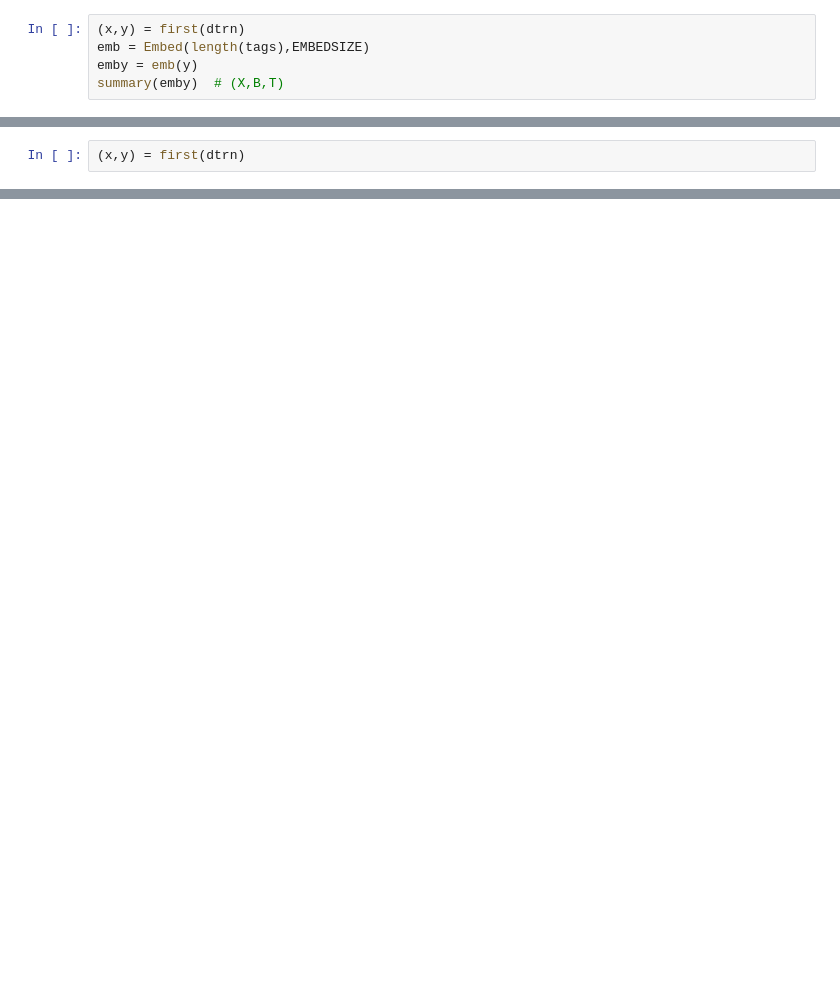
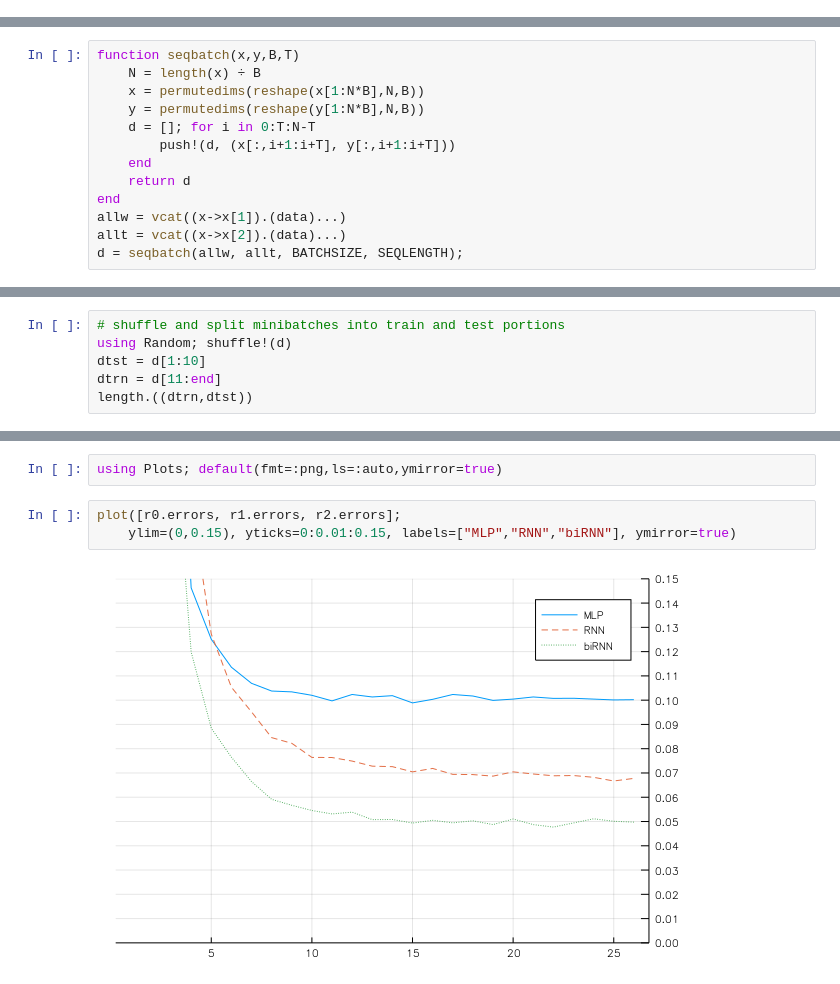
Before and after one commit to denizyuret/Knet.jl, a Jupyter notebook: tutorial/06.rnn.ipynb, the cells around one changed output, grey strips where cells are left out. Drawn from its saved outputs; the diff is of its cells as text; blank space fills up the shorter version.

Commit message:
rnn tutorial working, needs figure and manual implementation.

```diff
--- a/tutorial/06.rnn.ipynb
+++ b/tutorial/06.rnn.ipynb
@@ -246,5 +0,0 @@ Embed(vocab::Int,embed::Int) = Embed(param(embed,vocab))
-# %%
-(x,y) = first(dtrn)
-emb = Embed(length(tags),EMBEDSIZE)
-emby = emb(y)
-summary(emby)  # (X,B,T)
@@ -262,2 +0,0 @@ Chain(layer1,layer2,layers...)=Chain((layer1,layer2,layers...))
-# %%
-(x,y) = first(dtrn)
@@ -386,0 +102,13 @@ minimum.((r0.losses..., r0.errors...))
+# %%
+function seqbatch(x,y,B,T)
+    N = length(x) ÷ B
+    x = permutedims(reshape(x[1:N*B],N,B))
+    y = permutedims(reshape(y[1:N*B],N,B))
+    d = []; for i in 0:T:N-T
+        push!(d, (x[:,i+1:i+T], y[:,i+1:i+T]))
+    end
+    return d
+end
+allw = vcat((x->x[1]).(data)...)
+allt = vcat((x->x[2]).(data)...)
+d = seqbatch(allw, allt, BATCHSIZE, SEQLENGTH);
@@ -386,0 +152,6 @@ minimum.((r0.losses..., r0.errors...))
+# %%
+# shuffle and split minibatches into train and test portions
+using Random; shuffle!(d)
+dtst = d[1:10]
+dtrn = d[11:end]
+length.((dtrn,dtst))
@@ -386,0 +185,7 @@ minimum.((r0.losses..., r0.errors...))
+# %%
+using Plots; default(fmt=:png,ls=:auto,ymirror=true)
+# %%
+plot([r0.errors, r1.errors, r2.errors];
+    ylim=(0,0.15), yticks=0:0.01:0.15, labels=["MLP","RNN","biRNN"], ymirror=true)
+# %% [output]
+[figure, added]
```
Also changed, not shown: parts of 82 cells of this notebook.
